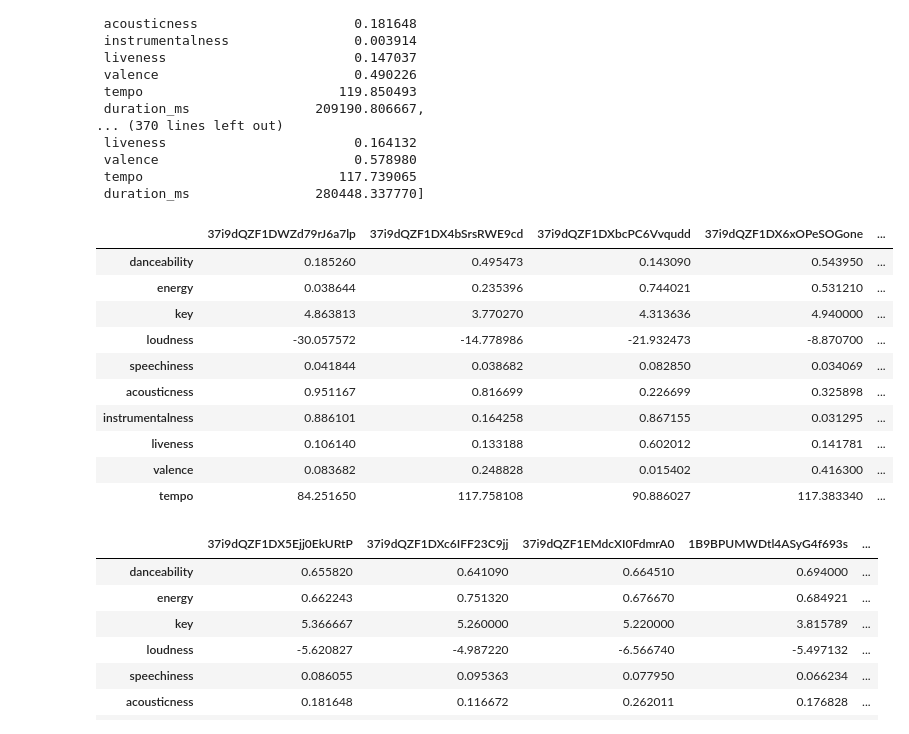
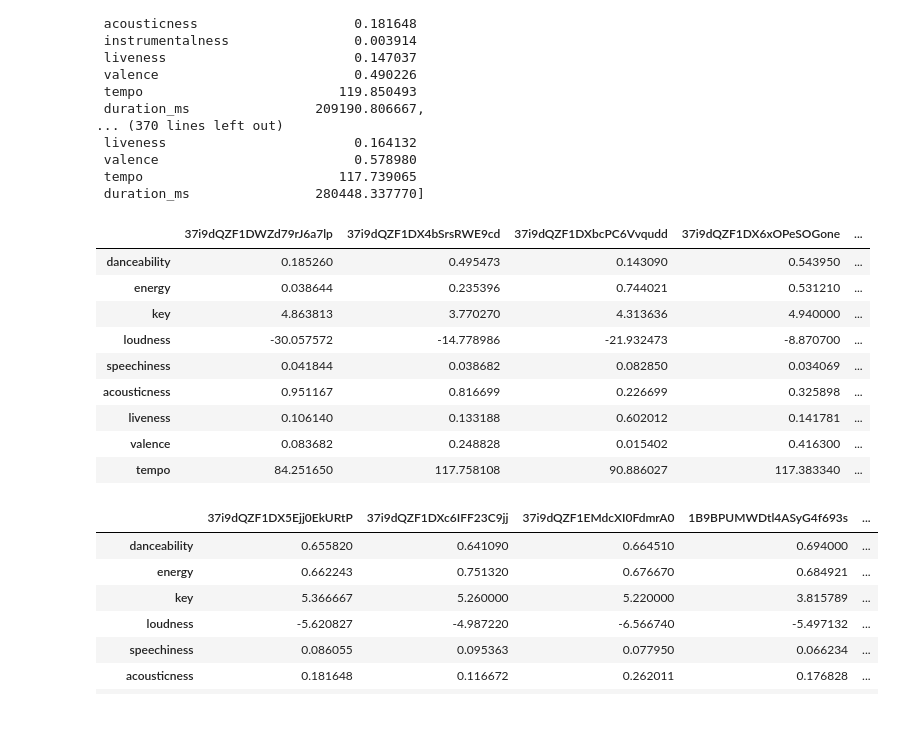
Before and after one commit to vvenkatesh-ML/Spotify-Recommendation-System, a Jupyter notebook: Spotify Recommendation System .ipynb, the cells around one changed output. Saved outputs shown, nothing was run; the diff lists cells and outputs as text; code cells hidden in the pictures.

```diff
--- a/Spotify Recommendation System .ipynb
+++ b/Spotify Recommendation System .ipynb
@@ -342,16 +342,16 @@ dataframes_user
 # %%
 X = reduce(lambda left,right: pd.merge(left,right, left_index=True, right_index=True), dataframes)
 X = X[:10]
+X = X.drop('instrumentalness', axis=0)
 X
 # %% [output]
 |  | 37i9dQZF1DWZd79rJ6a7lp | 37i9dQZF1DX4bSrsRWE9cd | 37i9dQZF1DXbcPC6Vvqudd | 37i9dQZF1DX6xOPeSOGone | ... |
 | danceability | 0.185260 | 0.495473 | 0.143090 | 0.543950 | ... |
 | energy | 0.038644 | 0.235396 | 0.744021 | 0.531210 | ... |
 | key | 4.863813 | 3.770270 | 4.313636 | 4.940000 | ... |
 | loudness | -30.057572 | -14.778986 | -21.932473 | -8.870700 | ... |
 | speechiness | 0.041844 | 0.038682 | 0.082850 | 0.034069 | ... |
 | acousticness | 0.951167 | 0.816699 | 0.226699 | 0.325898 | ... |
-| instrumentalness | 0.886101 | 0.164258 | 0.867155 | 0.031295 | ... |
 | liveness | 0.106140 | 0.133188 | 0.602012 | 0.141781 | ... |
 | valence | 0.083682 | 0.248828 | 0.015402 | 0.416300 | ... |
 | tempo | 84.251650 | 117.758108 | 90.886027 | 117.383340 | ... |
```
Also changed, not shown: parts of 5 cells of this notebook.
